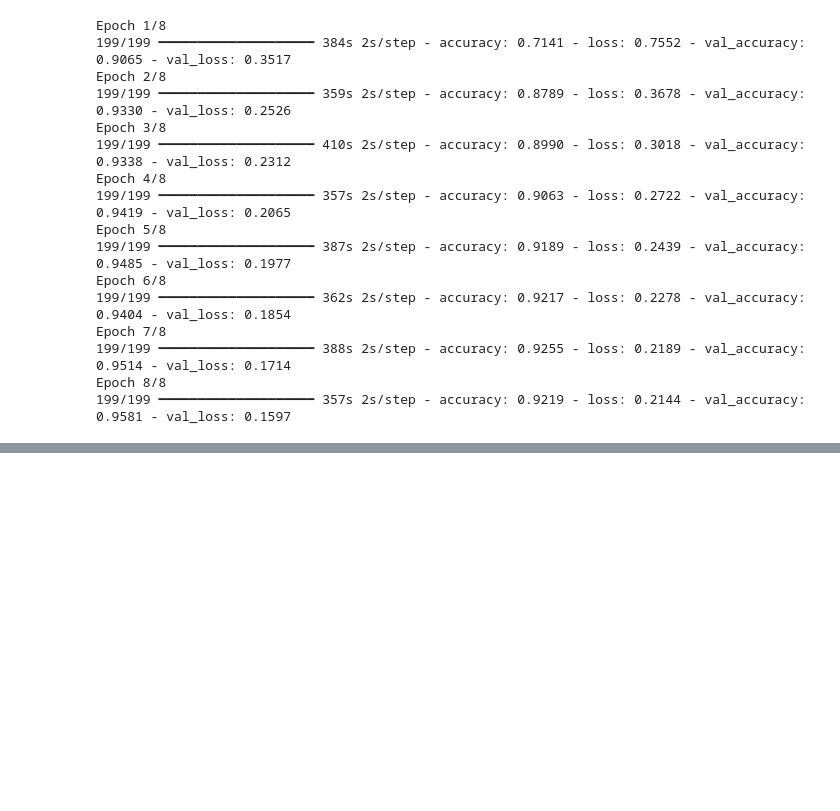
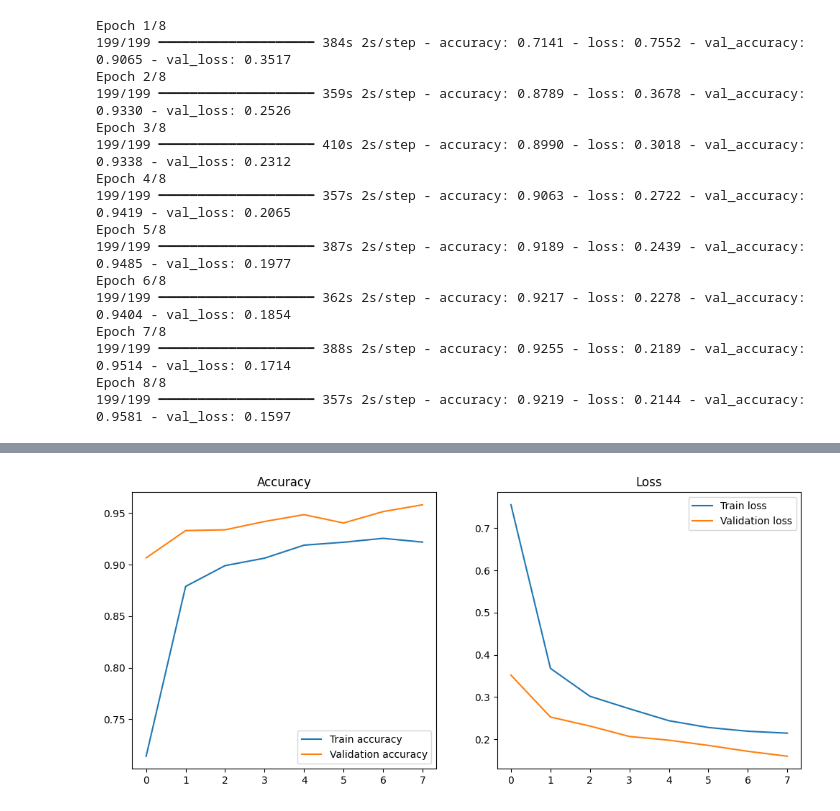
Before and after one commit to aliciaandriantsara/leaf-disease-transfer-learning, a Jupyter notebook: notebook_classification.ipynb, the cells around one changed output, grey strips where cells are left out. Cells and saved outputs as stored; diff of their text form; code cells hidden in the pictures; blank space fills up the shorter version.

Commit message:
Train: premier entrainement termine, 95.8% val accuracy

```diff
--- a/notebook_classification.ipynb
+++ b/notebook_classification.ipynb
@@ -539,0 +564,28 @@ Epoch 8/8
+# %%
+import matplotlib.pyplot as plt
+
+acc = history.history['accuracy']
+val_acc = history.history['val_accuracy']
+loss = history.history['loss']
+val_loss = history.history['val_loss']
+
+epochs_range = range(len(acc))
+
+plt.figure(figsize=(12, 5))
+
+plt.subplot(1, 2, 1)
+plt.plot(epochs_range, acc, label='Train accuracy')
+plt.plot(epochs_range, val_acc, label='Validation accuracy')
+plt.legend()
+plt.title('Accuracy')
+
+plt.subplot(1, 2, 2)
+plt.plot(epochs_range, loss, label='Train loss')
+plt.plot(epochs_range, val_loss, label='Validation loss')
+plt.legend()
+plt.title('Loss')
+
+plt.savefig('/content/leaf-disease-transfer-learning/images_resultats_accuracy_loss.png')
+plt.show()
+# %% [output]
+[figure, added]
```
Also changed, not shown: parts of 1 cell of this notebook, 1 other file.
